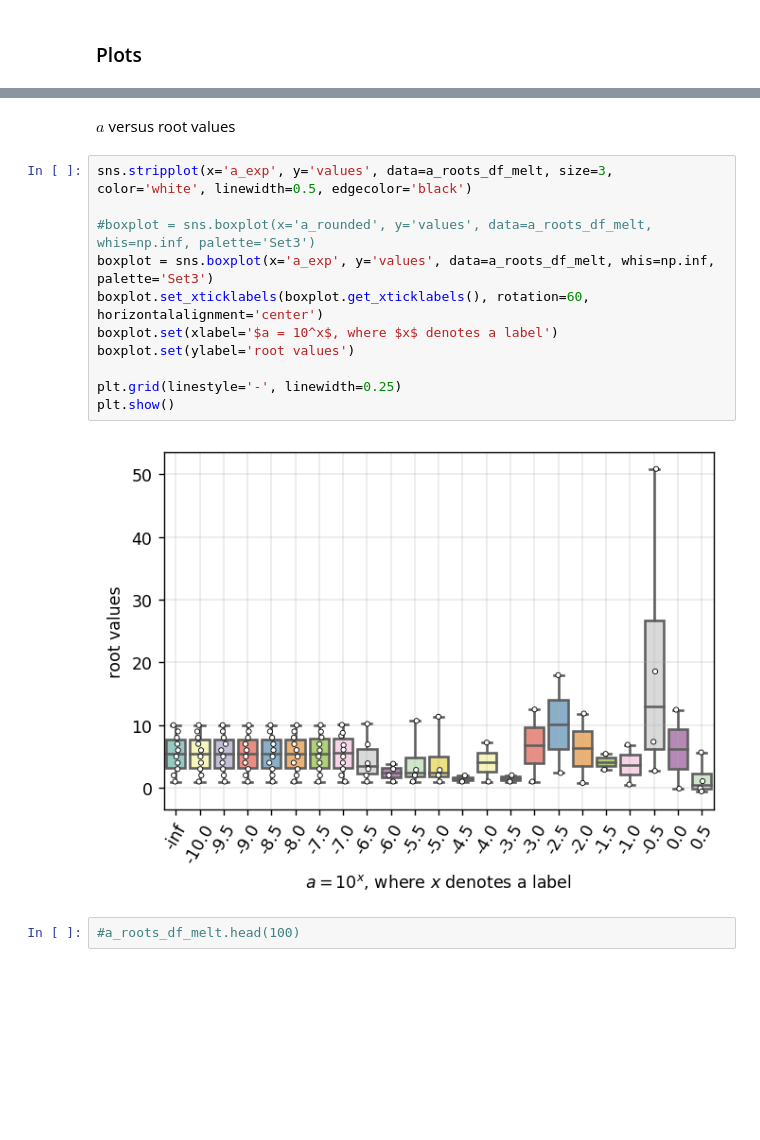
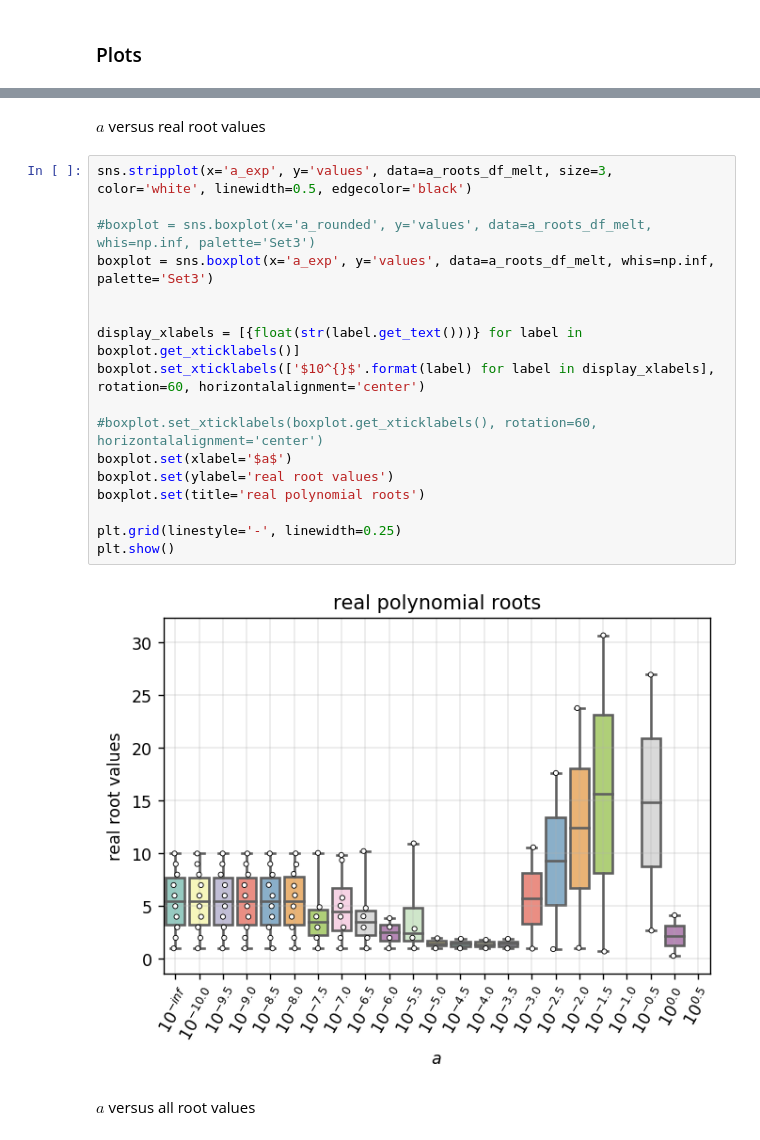
Before and after one commit to agnikumar/math-lab, a Jupyter notebook: perturbations/perturbed_polynomials.ipynb, the cells around one changed output, grey strips where cells are left out. Drawn from its saved outputs; the diff is of its cells as text; blank space fills up the shorter version.

```diff
--- a/perturbations/perturbed_polynomials.ipynb
+++ b/perturbations/perturbed_polynomials.ipynb
@@ -115,17 +119,23 @@ a_roots_df_melt.head(10)
 # %% [markdown]
-$a$ versus root values
+$a$ versus real root values
 # %%
 sns.stripplot(x='a_exp', y='values', data=a_roots_df_melt, size=3, color='white', linewidth=0.5, edgecolor='black')
 
 #boxplot = sns.boxplot(x='a_rounded', y='values', data=a_roots_df_melt, whis=np.inf, palette='Set3')
 boxplot = sns.boxplot(x='a_exp', y='values', data=a_roots_df_melt, whis=np.inf, palette='Set3')
-boxplot.set_xticklabels(boxplot.get_xticklabels(), rotation=60, horizontalalignment='center')
-boxplot.set(xlabel='$a = 10^x$, where $x$ denotes a label')
-boxplot.set(ylabel='root values')
+
+
+display_xlabels = [{float(str(label.get_text()))} for label in boxplot.get_xticklabels()]
+boxplot.set_xticklabels(['$10^{}$'.format(label) for label in display_xlabels], rotation=60, horizontalalignment='center')
+
+#boxplot.set_xticklabels(boxplot.get_xticklabels(), rotation=60, horizontalalignment='center')
+boxplot.set(xlabel='$a$')
+boxplot.set(ylabel='real root values')
+boxplot.set(title='real polynomial roots')
 
 plt.grid(linestyle='-', linewidth=0.25)
 plt.show()
 # %% [output]
-[figure, old version]
+[figure, new version]
-# %%
-#a_roots_df_melt.head(100)
+# %% [markdown]
+$a$ versus all root values
```
Also changed, not shown: parts of 11 cells of this notebook.
